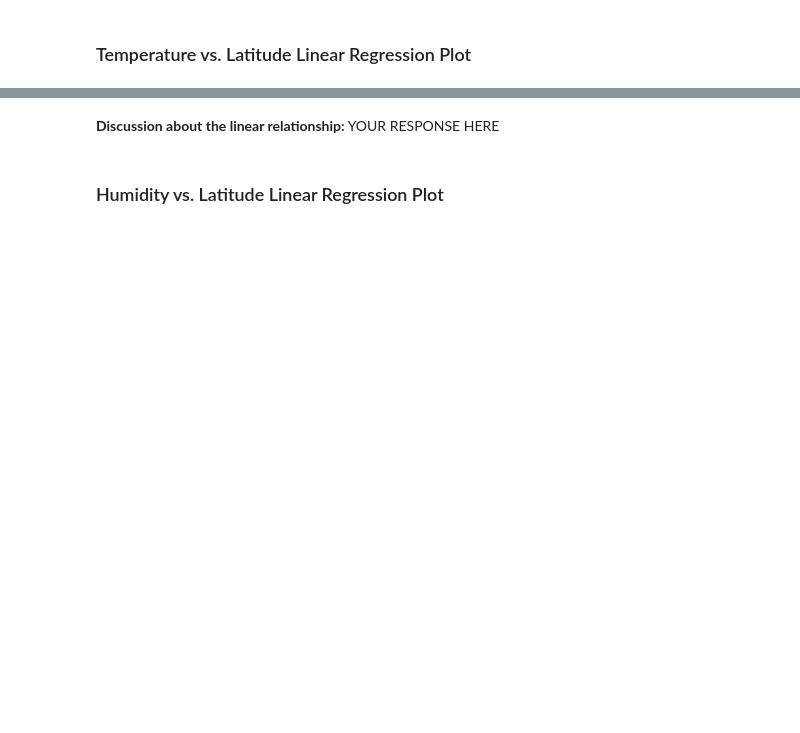
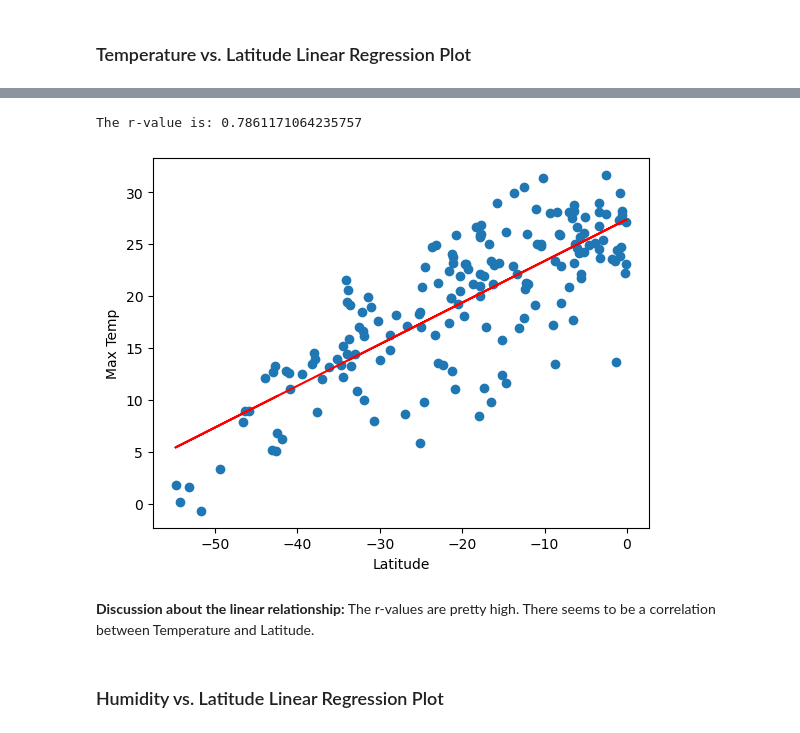
Before and after one commit to schuttlerc/python-api-challenge, a Jupyter notebook: starter_code/WeatherPy.ipynb, the cells around one changed output, grey strips where cells are left out. Saved outputs shown, nothing was run; the diff lists cells and outputs as text; code cells hidden in the pictures; blank space fills up the shorter version.

```diff
--- a/starter_code/WeatherPy.ipynb
+++ b/starter_code/WeatherPy.ipynb
@@ -323,4 +321,18 @@ The r-value is: 0.4121057168607245
-# %% [markdown]
-**Discussion about the linear relationship:** YOUR RESPONSE HERE
+# %%
+# Linear regression on Southern Hemisphere
+sh_temp_eq = "y = " + str(round(sh_temp_slope, 2)) + "x + " + str(round(sh_temp_int, 2))
+
+plt.scatter(southern_hemi_df["Lat"],southern_hemi_df["Max Temp"])
+plt.plot(southern_hemi_df["Lat"], sh_temp_fit, color="red")
+plt.annotate(sh_temp_eq, (0,50), fontsize=15, color="red")
+plt.xlabel("Latitude")
+plt.ylabel("Max Temp")
+print(f"The r-value is: {sh_temp_r}")
+plt.show()
+# %% [output]
+The r-value is: 0.7861171064235757
+[figure, added]
+# %% [markdown]
+**Discussion about the linear relationship:** The r-values are pretty high. There seems to be a correlation between Temperature and Latitude.
 # %% [markdown]
 ### Humidity vs. Latitude Linear Regression Plot
```
Also changed, not shown: parts of 36 cells of this notebook, 6 other files.
